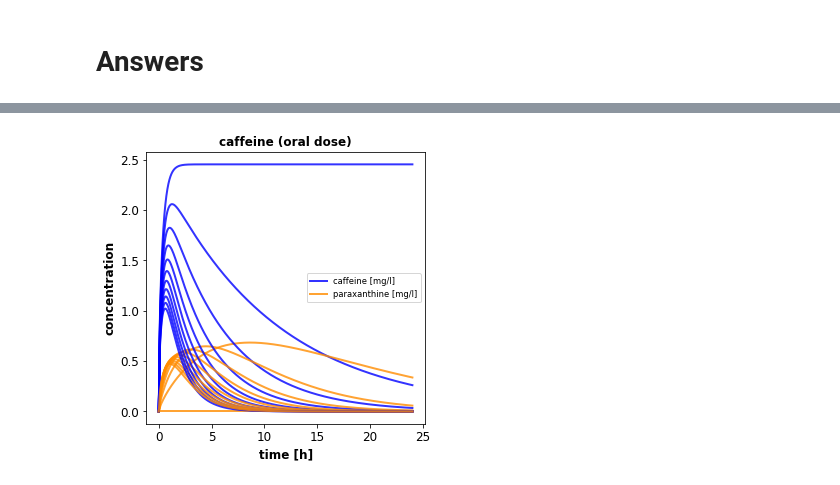
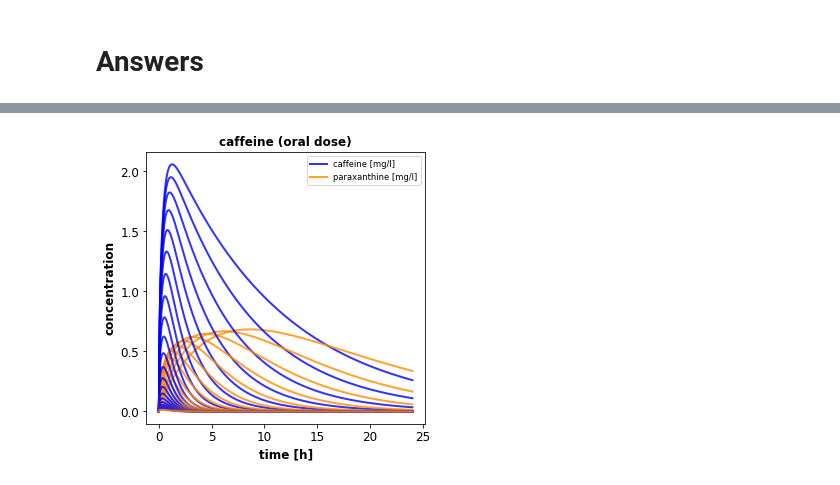
Before and after one commit to matthiaskoenig/pkpd-course, a Jupyter notebook: notebooks/pkpd-answers.ipynb, the cells around one changed output, grey strips where cells are left out. Drawn from its saved outputs; the diff is of its cells as text; code cells hidden in the pictures.

```diff
--- a/notebooks/pkpd-answers.ipynb
+++ b/notebooks/pkpd-answers.ipynb
@@ -39,9 +39,9 @@ The oral dose is defined in the model via parameter `r['init(PODOSE_caf)'] = 100
 r.reset(roadrunner.SelectionRecord.ALL)
 
 # drinking a monster energy drink
-dose = 300  # [mg]
+dose = 290 # [mg]
 r['init(PODOSE_caf)'] = dose  # [mg]
-r['init(BW)'] = 50
+r['init(BW)'] = 55  # [kg]
 
 # simulate the model for 24[h]
 s = simulate(r, start=0, end=24, steps=500)
@@ -57,6 +57,6 @@ ax1.legend()
 plt.show()
 
 # find the maximal values
-print("Max caffeine [mg/l]:", s.Cve_caf.max())
-print("Max time [h]:", s.time[s.Cve_caf.idxmax()])
+# print("Max caffeine [mg/l]:", s.Cve_caf.max())
+# print("Max time [h]:", s.time[s.Cve_caf.idxmax()])
 # %% [output]
@@ -66,6 +81,7 @@ Max time [h]: 1.056
 # %%
 # dosing per bodyweight
-bodyweights = np.linspace(50, 100, num=11)
+bodyweights = np.linspace(5, 300, num=15)
+print(bodyweights)
 results = []
 
 for bodyweight in bodyweights:
@@ -111,7 +154,7 @@ r['init(IVDOSE_caf)'] = dose  # [mg]
 r['init(BW)'] = 50
 
 # simulate the model for 24[h]
-s = simulate(r, start=0, end=24, steps=500)
+s = simulate(r, start=0, end=2, steps=500)
 
 # plot venous caffeine & paraxanthine against time
 f1, ax1 = plt.subplots(1, 1, figsize=(5, 5))
@@ -120,6 +163,7 @@ ax1.plot(s.time, s.Cve_px, linewidth=2, label="paraxanthine [mg/l]")
 ax1.set_title('{} [mg] caffeine (oral dose)'.format(dose))
 ax1.set_ylabel('concentration')
 ax1.set_xlabel('time [h]')
+ax1.set_yscale("log")
 ax1.legend()
 plt.show()
 
@@ -144,37 +208,39 @@ Your caffeine clearance by the liver depends on the activity of CYP1A2 in the li
 # %%
 # changes in clearance
-cyp1a2_values = np.linspace(0, 10, num=11)
+# cyp1a2_values = np.linspace(0, 10, num=11)
+cyp1a2_values = np.logspace(1e-10, 3, num=21)
+
 results = []
 
 for cyp1a2 in cyp1a2_values:
     # reset model to initial state
     r.reset(roadrunner.SelectionRecord.ALL)
 
     # set the CYP1A2
     r['init(PODOSE_caf)'] = 100  # [mg]
     r['init(HLM_CLint_caf)'] = cyp1a2 # [mg]
 
     # simulate the model for 24[h]
-    s = simulate(r, start=0, end=24, steps=500)
+    s = simulate(r, start=0, end=24, steps=2000)
     results.append(s)
 
 # plot venous caffeine & paraxanthine against time
 f1, ax1 = plt.subplots(1, 1, figsize=(5, 5))
 for k, s in enumerate(results):
     if k == 1:
         label = "caffeine [mg/l]"
     else:
         label = "__nolabel__"
     ax1.plot(s.time, s.Cve_caf, linewidth=2, color="blue", label=label, alpha=0.8)
     if k == 1:
         label = "paraxanthine [mg/l]"
     else:
         label = "__nolabel__"
     ax1.plot(s.time, s.Cve_px, linewidth=2, color="darkorange", label=label, alpha=0.8)
 ax1.set_title('caffeine (oral dose)')
 ax1.set_ylabel('concentration')
 ax1.set_xlabel('time [h]')
 ax1.legend()
 plt.show()
 # %% [output]
-[figure, old version]
+[figure, new version]
```
Also changed, not shown: parts of 9 cells of this notebook, 1 other file.
